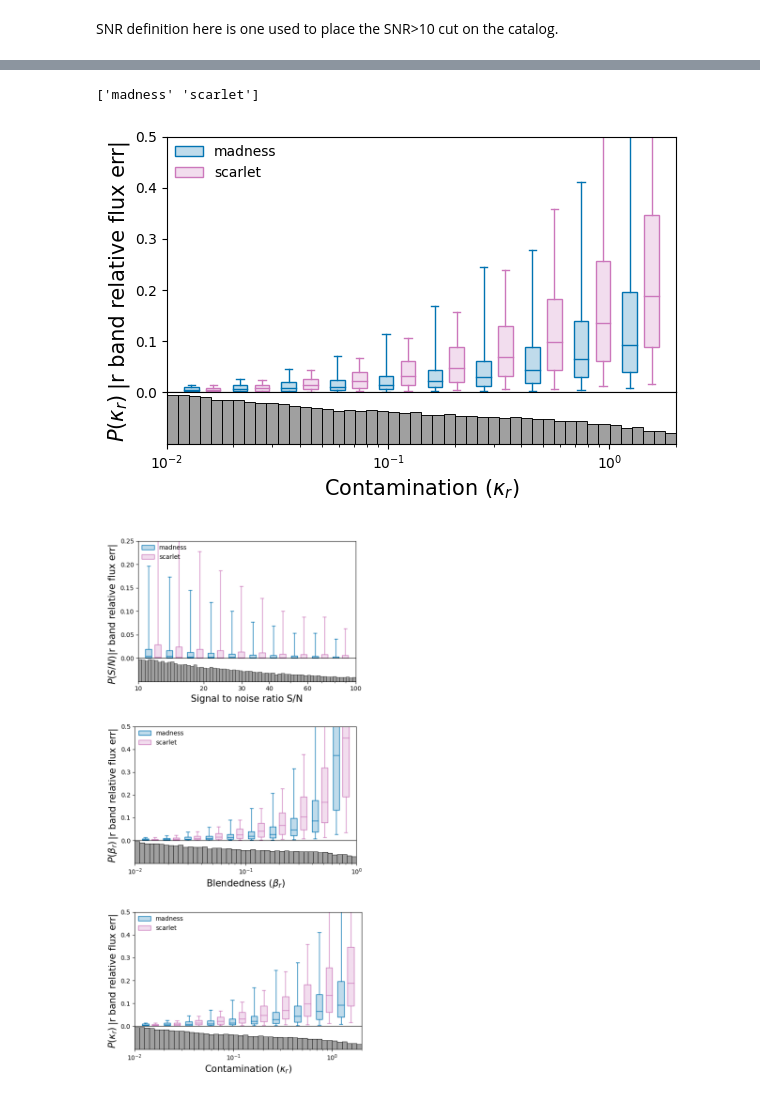
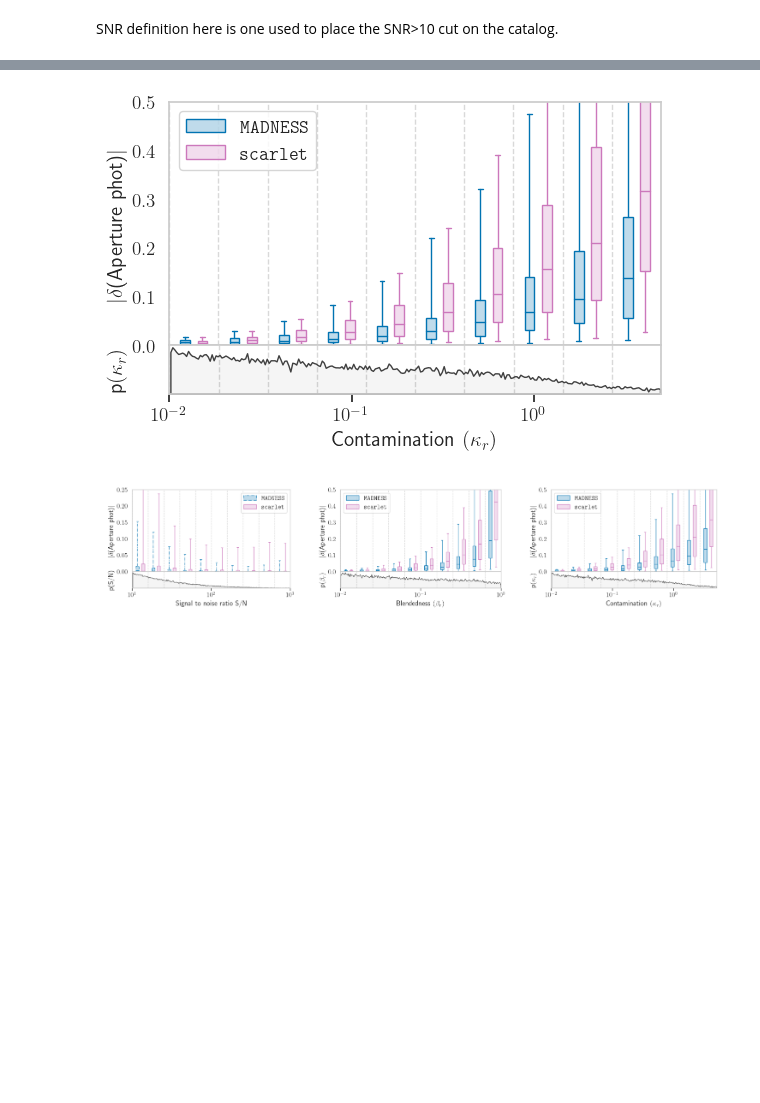
Before and after one commit to b-biswas/MADNESS-legacy, a Jupyter notebook: notebooks/compare_results_high_density.ipynb, the cells around one changed output, grey strips where cells are left out. Drawn from its saved outputs; the diff is of its cells as text; code cells hidden in the pictures; blank space fills up the shorter version.

```diff
--- a/notebooks/compare_results_high_density.ipynb
+++ b/notebooks/compare_results_high_density.ipynb
@@ -11,5 +11,11 @@ import sep
 import pandas as pd
 import os
 from astropy.table import Table, vstack
+
+import matplotlib.image as mpimg
+import matplotlib as mpl
+
+mpl.rcParams['text.usetex'] = True
+mpl.rcParams['text.latex.preamble'] = [r'\usepackage{amsmath}'] #for \text command
 # %%
 from maddeb.utils import listdir_fullpath, get_data_dir_path
@@ -33,5 +51,6 @@ isolated_plot_color = sns.color_palette("colorblind")[6]
 # %%
 madness_results=[]
+debvader_results=[]
 scarlet_results=[]
 actual_photometry = []
 blended_photometry = []
@@ -39,12 +58,14 @@ blended_photometry = []
 for file_num in range(300):
 
     madness_results.append(pd.read_pickle(os.path.join(result_dir_path, "madness_results", str(file_num) + ".pkl")))
+    debvader_results.append(pd.read_pickle(os.path.join(result_dir_path, "debvader_results", str(file_num) + ".pkl")))
     scarlet_results.append(pd.read_pickle(os.path.join(data_path, "scarlet_results", str(file_num) + ".pkl")))
 
     actual_photometry.append(pd.read_pickle(os.path.join(data_path, "actual_photometry", str(file_num) + ".pkl")))
     blended_photometry.append(pd.read_pickle(os.path.join(data_path, "blended_photometry",  str(file_num) + ".pkl")))
 
 madness_results = pd.concat(madness_results)
+debvader_results = pd.concat(debvader_results)
 scarlet_results = pd.concat(scarlet_results)
 
 actual_photometry = pd.concat(actual_photometry)
@@ -102,0 +234,15 @@ for band_number, band in enumerate(['u', 'g', 'r', 'i', 'z', 'y']):
+# %%
+f, axarr = plt.subplots(3, 2, figsize=(10, 10))
+
+for band_num, band in enumerate(['u', 'g', 'r', 'i', 'y', 'z']):
+#axarr[0].imshow(mpimg.imread(os.path.join(result_dir_path, "cumulative_distib_phot_err_r.png")))
+    axarr[int(band_num/2)][band_num%2].imshow(mpimg.imread(os.path.join("results", density_level + "_density", f"cosd_res_{band}.png")))
+
+# turn off x and y axis
+[ax.set_axis_off() for ax in axarr.ravel()]
+plt.tight_layout()
+
+plt.savefig(os.path.join("results", density_level + "_density", "cosd_res.pdf"), format="pdf", bbox_inches="tight", dpi=1200)
+plt.savefig(os.path.join("results", density_level + "_density", "cosd_res.png"))
+
+plt.show()
@@ -162,0 +328,15 @@ for band in ['u', 'g', 'r', 'i', 'z', 'y']:
+# %%
+f, axarr = plt.subplots(3, 2, figsize=(10, 10))
+
+for band_num, band in enumerate(['u', 'g', 'r', 'i', 'y', 'z']):
+#axarr[0].imshow(mpimg.imread(os.path.join(result_dir_path, "cumulative_distib_phot_err_r.png")))
+    axarr[int(band_num/2)][band_num%2].imshow(mpimg.imread(os.path.join("results", f"{density_level}_density/cumulative_distib_phot_err_{band}.png")))
+
+# turn off x and y axis
+[ax.set_axis_off() for ax in axarr.ravel()]
+plt.tight_layout()
+
+plt.savefig(os.path.join("results", density_level + "_density", "cumulative_distib_phot_err.pdf"), format="pdf", bbox_inches="tight", dpi=1200)
+plt.savefig(os.path.join("results", density_level + "_density", "cumulative_distib_phot_err.png"))
+
+plt.show()
@@ -288,13 +464,13 @@ plt.savefig(os.path.join("results", density_level + "_density",  "blendedness_bo
 fig, median_shear, q1_shear, q3_shear, whislo_shear, whishi_shear = maddeb.boxplot.boxplot_func(
     boxplot_blendedness_df,
     x = 'r_contamination', y = "r_relative_flux_err", z = "type",
-    xlim = (1e-2, 2),
+    xlim = (1e-2, 5),
     ylim = (0, .5),
     x_scale = 'log',
-    legend = ['madness', 'scarlet'],
-    x_label='Contamination $(\kappa_r)$',
-    y_label = '|r band relative flux err|',
-    y_label_hist='$P(\kappa_r)$',
+    legend = [madness_plot_label, scarlet_plot_label],
+    x_label=r'Contamination $(\kappa_r)$',
+    y_label = r'$|\delta$(Aperture phot)$|$',
+    y_label_hist=r'p$(\kappa_r)$',
     legend_remove = False,
     whis = [5, 95],
     percents = [25, 75],
@@ -304,25 +480,23 @@ fig, median_shear, q1_shear, q3_shear, whislo_shear, whishi_shear = maddeb.boxpl
 plt.savefig(os.path.join("results", density_level + "_density", "contamination_box_plot.pdf"))
 plt.savefig(os.path.join("results", density_level + "_density",  "contamination_box_plot.png"))
 # %% [output]
-['madness' 'scarlet']
-[figure, old version]
+[figure, new version]
 # %%
-import matplotlib.image as mpimg
+f, axarr = plt.subplots(1, 3, figsize=(15, 5))
 
-f, axarr = plt.subplots(3, 1, figsize=(8, 12))
 
 #axarr[0].imshow(mpimg.imread(os.path.join(result_dir_path, "cumulative_distib_phot_err_r.png")))
 axarr[0].imshow(mpimg.imread(os.path.join("results", density_level + "_density", "snr_box_plot.png")))
 axarr[1].imshow(mpimg.imread(os.path.join("results", density_level + "_density", "blendedness_box_plot.png")))
 axarr[2].imshow(mpimg.imread(os.path.join("results", density_level + "_density", "contamination_box_plot.png")))
 
 # turn off x and y axis
 [ax.set_axis_off() for ax in axarr.ravel()]
 plt.tight_layout()
 
 plt.savefig("results/" + density_level + "_density/boxplot_results.pdf", format="pdf", bbox_inches="tight")
 plt.savefig("results/" + density_level + "_density/boxplot_results.png")
 
 plt.show()
 # %% [output]
-[figure, old version]
+[figure, new version]
```
Also changed, not shown: parts of 18 cells of this notebook, 2 other files.
